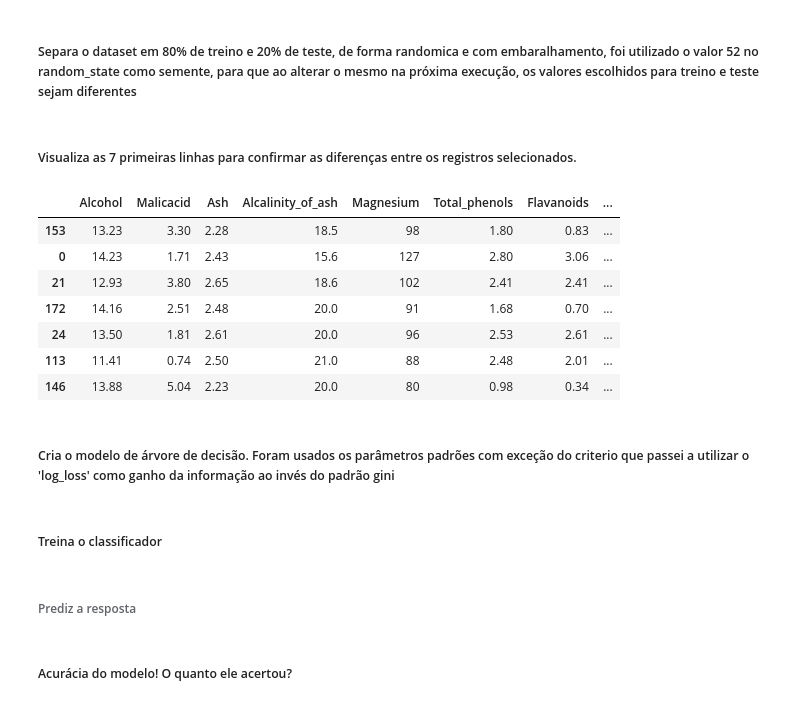
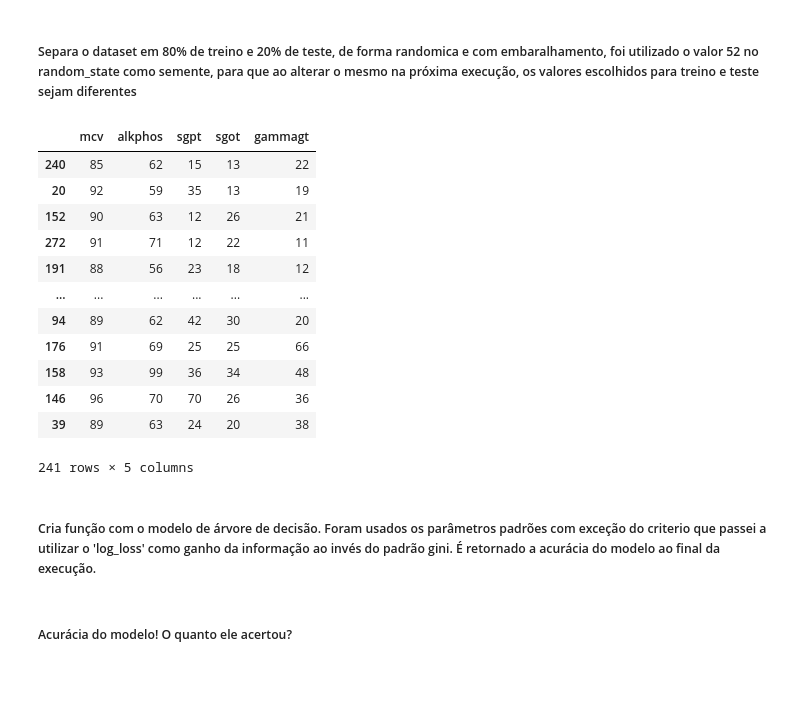
Before and after one commit to deiveleal/data, a Jupyter notebook: mestrado/ft105/classificacao/ClassificationNaiveBayesKNNEnsemble.ipynb, the cells around one changed output. Saved outputs shown, nothing was run; the diff lists cells and outputs as text; code cells hidden in the pictures; blank space fills up the shorter version.

```diff
--- a/mestrado/ft105/classificacao/ClassificationNaiveBayesKNNEnsemble.ipynb
+++ b/mestrado/ft105/classificacao/ClassificationNaiveBayesKNNEnsemble.ipynb
@@ -51,8 +51,8 @@ liver_disorders = fetch_ucirepo(id=60)
 # %% [markdown]
 #### Os dados são um dataframe pandas já separado em features e targets
 # %%
-X = liver_disorders.data.features
-y = liver_disorders.data.targets
+X = liver_disorders.data.features.astype(str)
+y = liver_disorders.data.targets.astype(str)
 # %%
 # metadata
 print("Metadata:\n")
@@ -120,20 +120,23 @@ df.head(7)
 ##### Separa o dataset em 80% de treino e 20% de teste, de forma randomica e com embaralhamento, foi utilizado o valor 52 no random_state como semente, para que ao alterar o mesmo na próxima execução, os valores escolhidos para treino e teste sejam diferentes
 # %%
 X_train, X_test, y_train, y_test = train_test_split(
-    X, y, test_size=0.2, random_state=52
+    X, y, test_size=0.3
     )
-# %% [markdown]
-##### Visualiza as 7 primeiras linhas para confirmar as diferenças entre os registros selecionados.
 # %%
-X_train.head(7)
+X_train
 # %% [output]
-|  | Alcohol | Malicacid | Ash | Alcalinity_of_ash | Magnesium | Total_phenols | Flavanoids | ... |
-| 153 | 13.23 | 3.30 | 2.28 | 18.5 | 98 | 1.80 | 0.83 | ... |
-| 0 | 14.23 | 1.71 | 2.43 | 15.6 | 127 | 2.80 | 3.06 | ... |
-| 21 | 12.93 | 3.80 | 2.65 | 18.6 | 102 | 2.41 | 2.41 | ... |
-| 172 | 14.16 | 2.51 | 2.48 | 20.0 | 91 | 1.68 | 0.70 | ... |
-| 24 | 13.50 | 1.81 | 2.61 | 20.0 | 96 | 2.53 | 2.61 | ... |
-| 113 | 11.41 | 0.74 | 2.50 | 21.0 | 88 | 2.48 | 2.01 | ... |
-| 146 | 13.88 | 5.04 | 2.23 | 20.0 | 80 | 0.98 | 0.34 | ... |
+|  | mcv | alkphos | sgpt | sgot | gammagt |
+| 240 | 85 | 62 | 15 | 13 | 22 |
+| 20 | 92 | 59 | 35 | 13 | 19 |
+| 152 | 90 | 63 | 12 | 26 | 21 |
+| 272 | 91 | 71 | 12 | 22 | 11 |
+| 191 | 88 | 56 | 23 | 18 | 12 |
+| ... | ... | ... | ... | ... | ... |
+| 94 | 89 | 62 | 42 | 30 | 20 |
+| 176 | 91 | 69 | 25 | 25 | 66 |
+| 158 | 93 | 99 | 36 | 34 | 48 |
+| 146 | 96 | 70 | 70 | 26 | 36 |
+| 39 | 89 | 63 | 24 | 20 | 38 |
+241 rows × 5 columns
 # %% [markdown]
-##### Cria o modelo de árvore de decisão. Foram usados os parâmetros padrões com exceção do criterio que passei a utilizar o 'log_loss' como ganho da informação ao invés do padrão gini
+##### Cria função com o modelo de árvore de decisão. Foram usados os parâmetros padrões com exceção do criterio que passei a utilizar o 'log_loss' como ganho da informação ao invés do padrão gini. É retornado a acurácia do modelo ao final da execução.
@@ -142,2 +142,0 @@ clf = tree.DecisionTreeClassifier(criterion='log_loss')
-# %% [markdown]
-##### Treina o classificador
@@ -146,2 +142,0 @@ clf = clf.fit(X_train,y_train)
-# %% [markdown]
-###### Prediz a resposta
```
Also changed, not shown: parts of 38 cells of this notebook.
